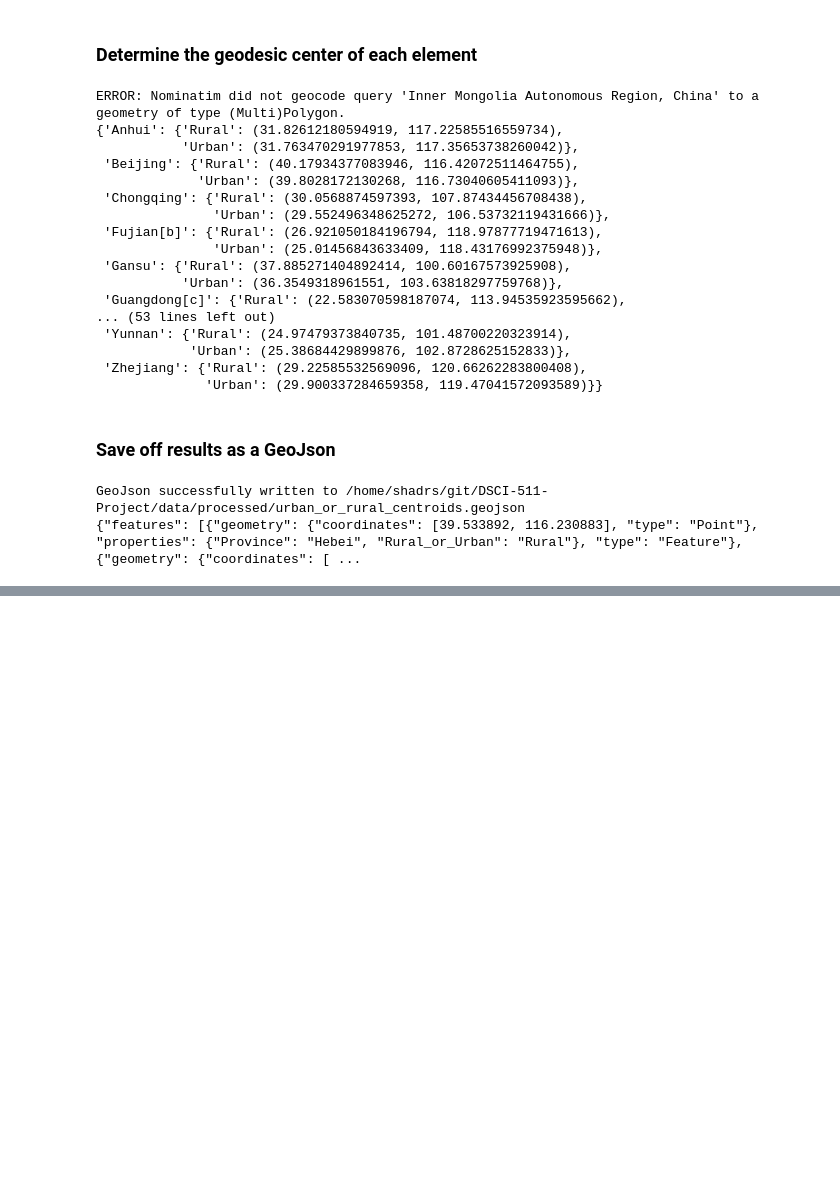
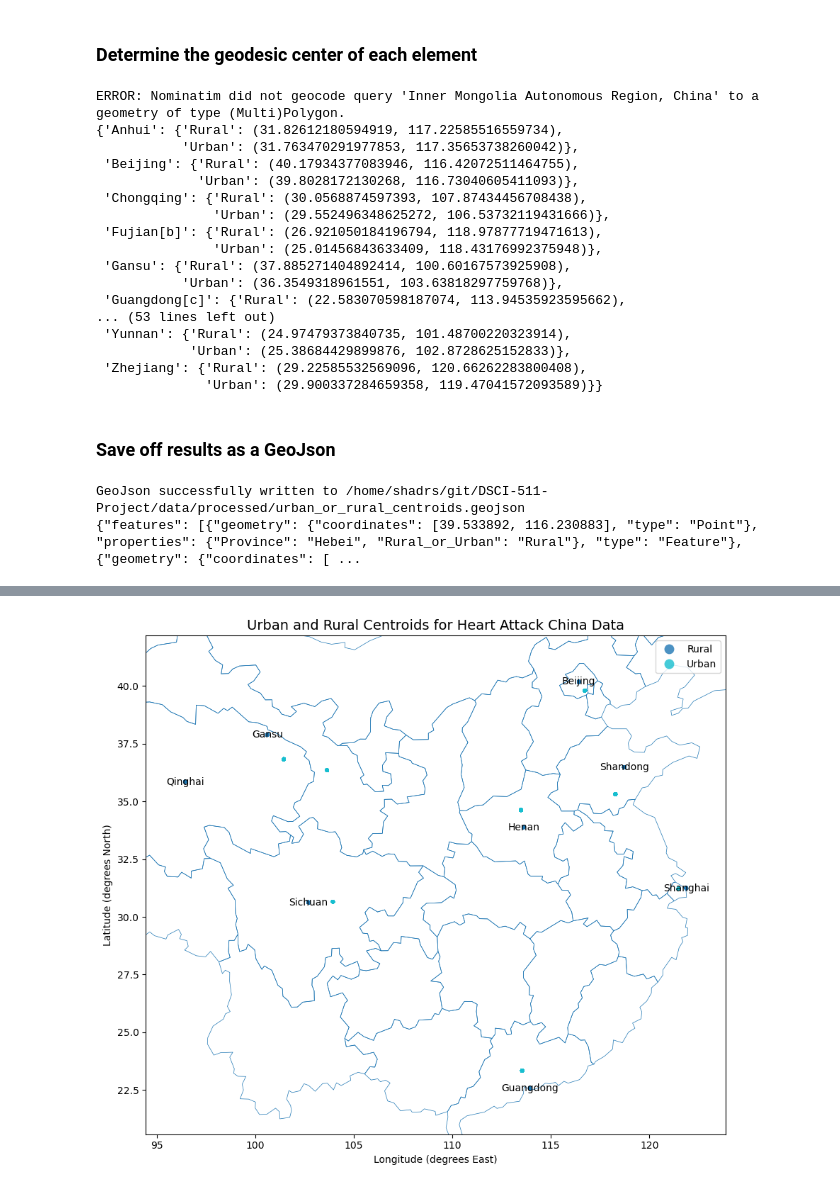
Before and after one commit to royphelps1/Heart-Attack-Rates, a Jupyter notebook: notebooks/phase2_all_in_notebook.ipynb, the cells around one changed output, grey strips where cells are left out. Cells and saved outputs as stored; diff of their text form; code cells hidden in the pictures; blank space fills up the shorter version.

```diff
--- a/notebooks/phase2_all_in_notebook.ipynb
+++ b/notebooks/phase2_all_in_notebook.ipynb
@@ -965,0 +1026,13 @@ GeoJson successfully written to /home/shadrs/git/DSCI-511-Project/data/processed
+# %%
+# Merge the health risk features plus the proince and urban rural clean versions
+# and left joing to keep all rows form the heart attack datset
+df_merged = df_analysis.merge(
+    gdf_centroids[["province_clean", "urban_rural_clean", "geometry"]],
+    on=["province_clean", "urban_rural_clean"],
+    how="left"
+)
+
+# Turn into a GeoDataFrame
+gdf_merged = gpd.GeoDataFrame(df_merged, geometry="geometry", crs="EPSG:4326")
+
+gdf_merged.head()
@@ -965,0 +1109,62 @@ GeoJson successfully written to /home/shadrs/git/DSCI-511-Project/data/processed
+# %%
+# Load China provinces polygons comes from Kaggle download.
+geojson_path = "../data/external/gadm36_CHN_1.json"  # adjust path if needed
+gdf_prov = gpd.read_file(geojson_path)
+gdf_prov = gdf_prov.to_crs(epsg=4326)  # match CRS of your centroids
+
+# Keep only rows with a valid centroid geometry
+gdf_plot = gdf_merged[~gdf_merged.geometry.isna()].copy()
+
+# Create figure and axes
+fig, ax = plt.subplots(figsize=(10, 8))
+
+# Plot China province outlines as a light background
+gdf_prov.boundary.plot(ax=ax, linewidth=0.5)
+
+# Plot centroids, colored by Urban vs Rural
+gdf_plot.plot(
+    ax=ax,
+    column="urban_rural_clean",   # 'urban' / 'rural'
+    categorical=True,
+    legend=True,
+    markersize=8,
+    alpha=0.8
+)
+
+# Add province labels
+# Take one point per province (to avoid double labels from urban/rural)
+# Just keep the first row per province_clean
+label_points = (
+    gdf_plot
+    .sort_values("urban_rural_clean")           # so 'rural' might come first
+    .drop_duplicates(subset="province_clean")   # one label per province
+)
+
+for _, row in label_points.iterrows():
+    x = row.geometry.x
+    y = row.geometry.y
+    name = row["province_clean"]
+
+    ax.text(
+        x, y,
+        name,
+        fontsize=10,
+        ha="center",
+        va="center"
+    )
+
+# Titles and axis labels
+ax.set_title("Urban and Rural Centroids for Heart Attack China Data", fontsize=14)
+ax.set_xlabel("Longitude (degrees East)")
+ax.set_ylabel("Latitude (degrees North)")
+
+# Optional: zoom the map nicely around your data
+minx, miny, maxx, maxy = gdf_plot.total_bounds
+pad_x, pad_y = 2, 2  # degrees of padding
+ax.set_xlim(minx - pad_x, maxx + pad_x)
+ax.set_ylim(miny - pad_y, maxy + pad_y)
+
+plt.tight_layout()
+plt.show()
+# %% [output]
+[figure, added]
```
Also changed, not shown: parts of 12 cells of this notebook.
